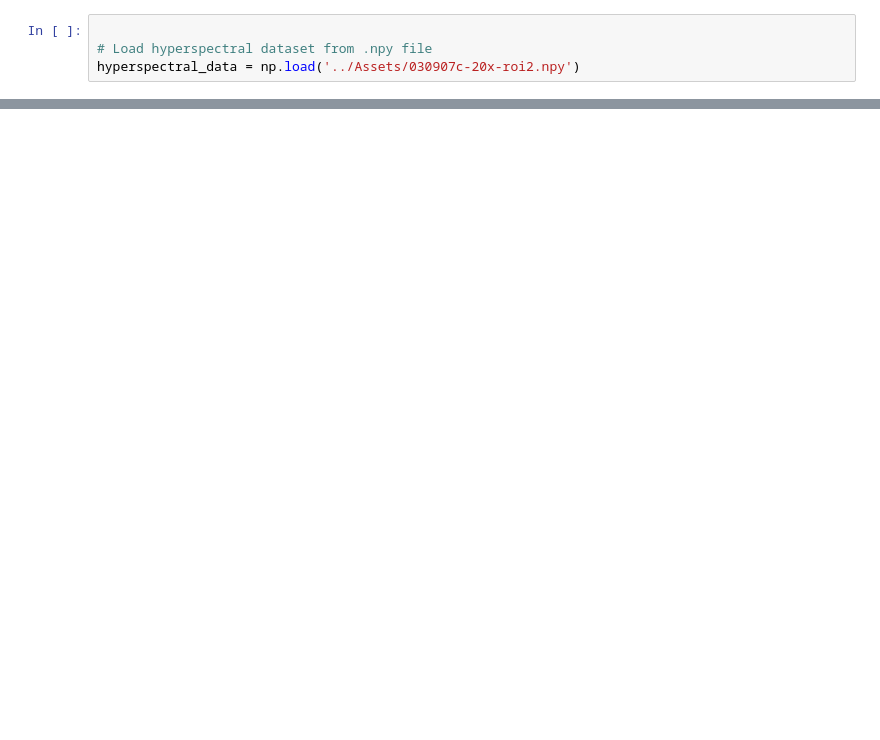
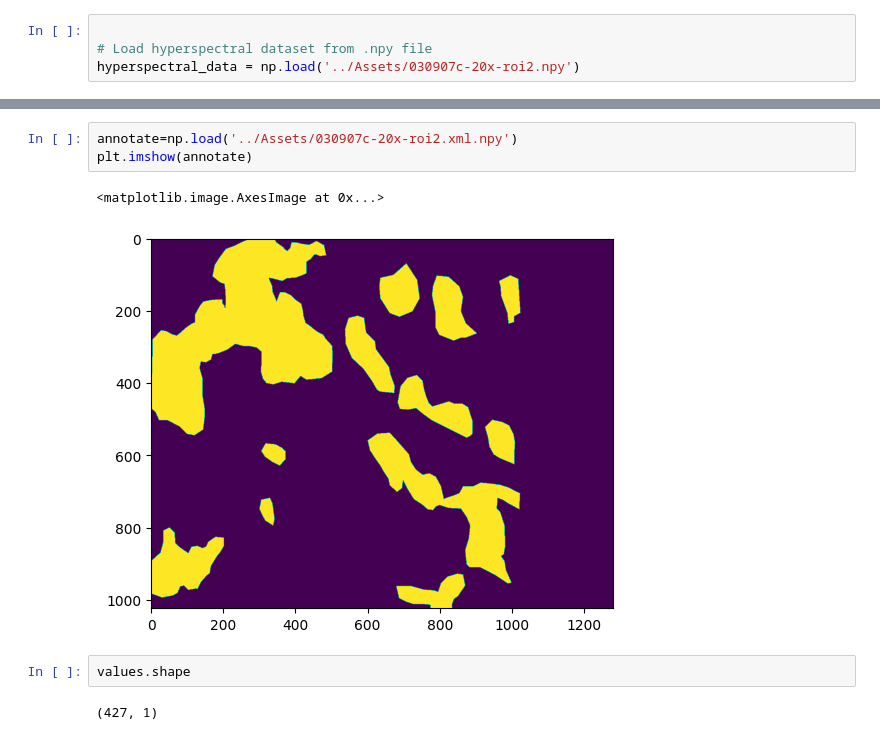
Before and after one commit to tanishhky/cancerDetectionUsingHSI, a Jupyter notebook: main.ipynb, the cells around one changed output, grey strips where cells are left out. Cells and saved outputs as stored; diff of their text form; blank space fills up the shorter version.

```diff
--- a/main.ipynb
+++ b/main.ipynb
@@ -34,0 +399,10 @@ ValueError: matmul: Input operand 1 has a mismatch in its core dimension 0, with
+# %%
+annotate=np.load('../Assets/030907c-20x-roi2.xml.npy')
+plt.imshow(annotate)
+# %% [output]
+<matplotlib.image.AxesImage at 0x...>
+[figure, added]
+# %%
+values.shape
+# %% [output]
+(427, 1)
```
Also changed, not shown: parts of 28 cells of this notebook.
